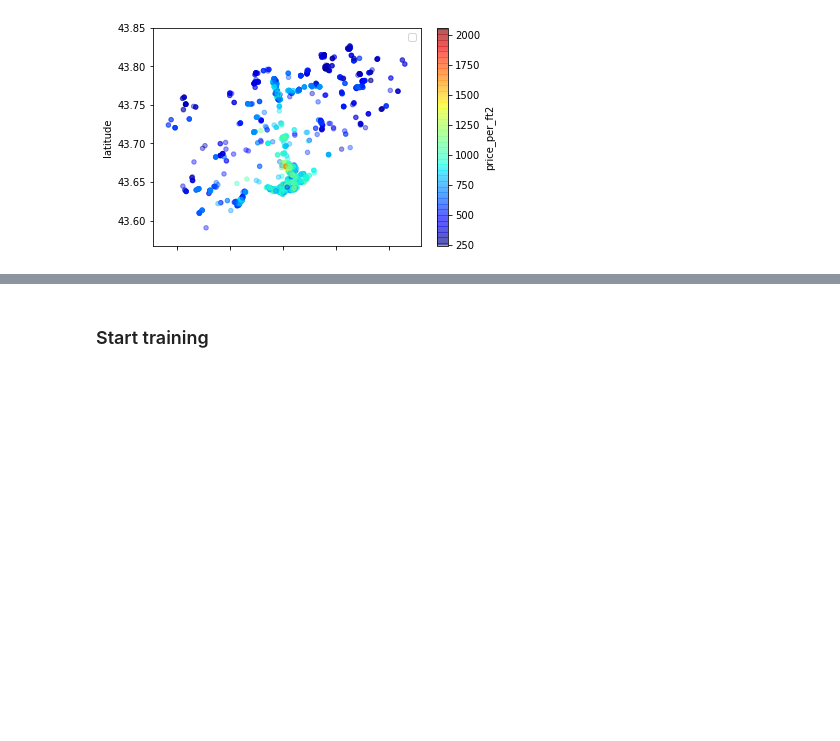
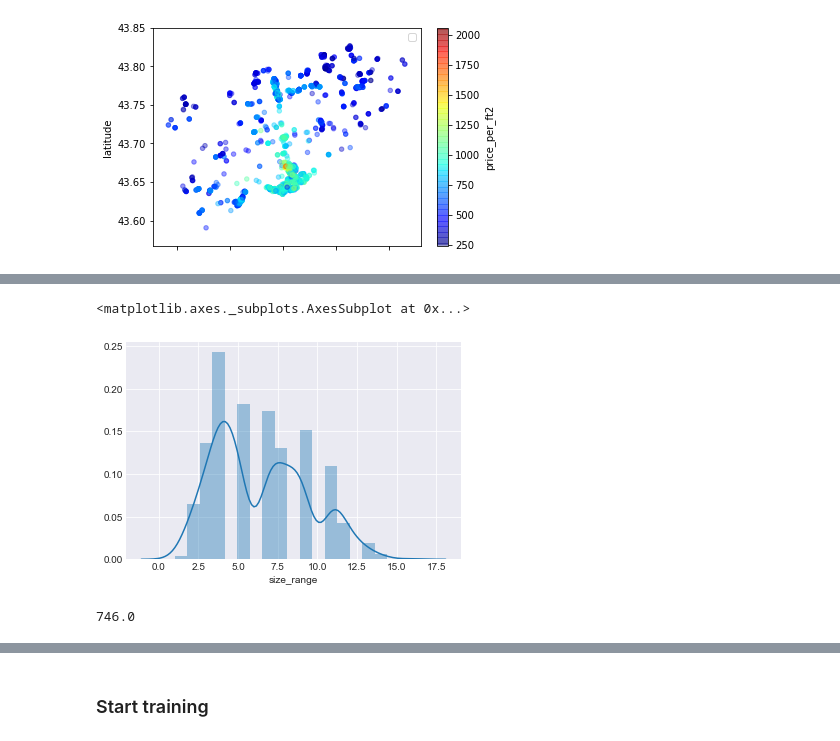
Before and after one commit to rogsx/condo_price_prediction, a Jupyter notebook: notebooks/Model.ipynb, the cells around one changed output, grey strips where cells are left out. Saved outputs shown, nothing was run; the diff lists cells and outputs as text; code cells hidden in the pictures; blank space fills up the shorter version.

```diff
--- a/notebooks/Model.ipynb
+++ b/notebooks/Model.ipynb
@@ -330,0 +345,10 @@ No handles with labels found to put in legend.
+# %%
+sns.set_style('darkgrid')
+sns.distplot(df_copy['size_range'])
+# %% [output]
+<matplotlib.axes._subplots.AxesSubplot at 0x...>
+[figure, added]
+# %%
+df_copy['price_per_ft2'].median()
+# %% [output]
+746.0
```
Also changed, not shown: parts of 63 cells of this notebook.
